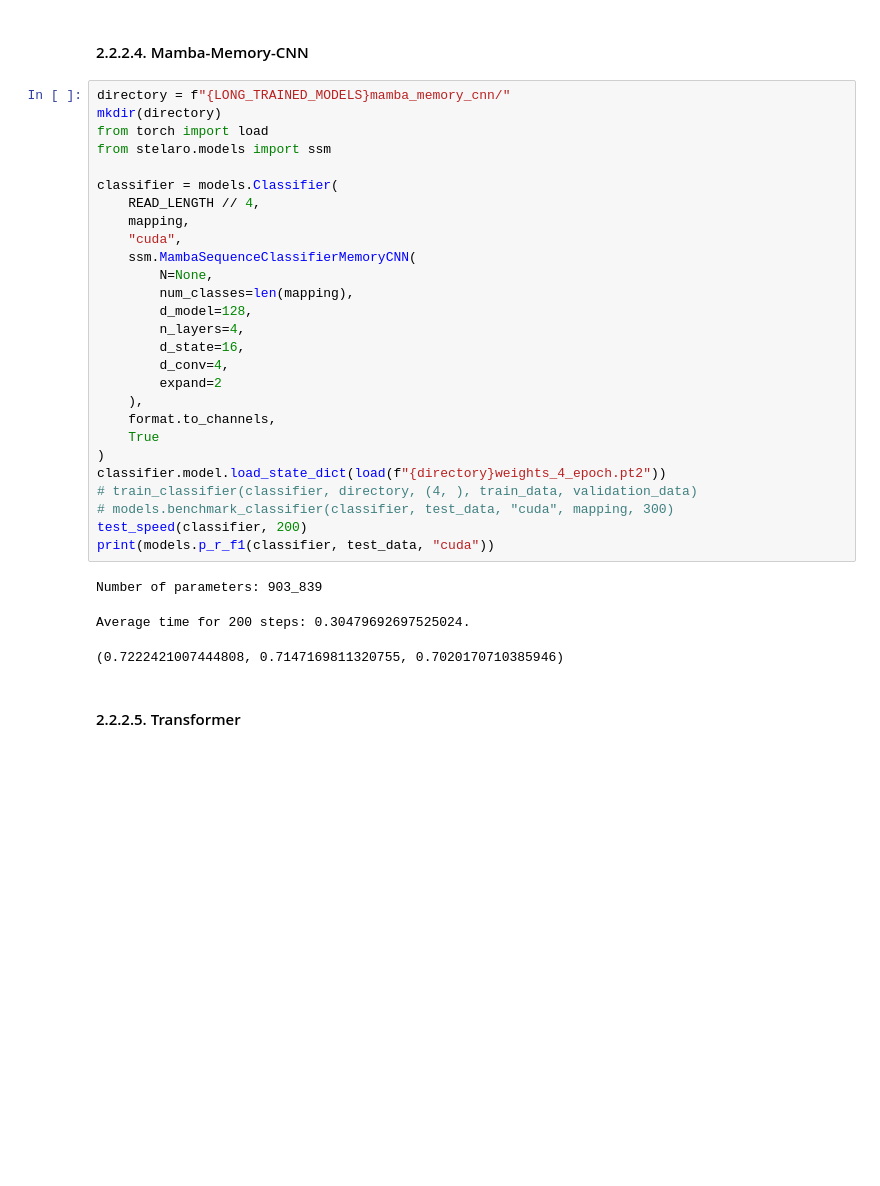
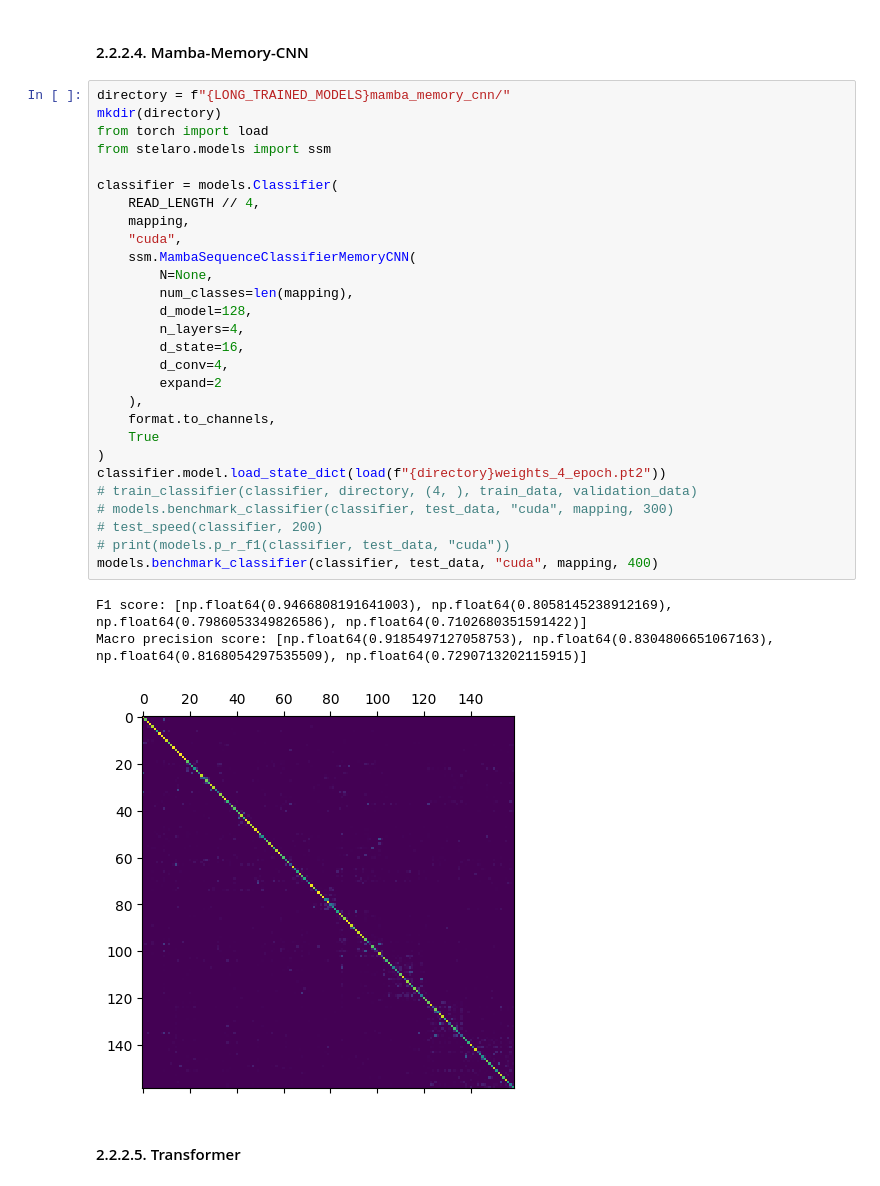
Before and after one commit to Vincent-Therrien/stelaro, a Jupyter notebook: demonstrations/classification.ipynb, the cells around one changed output. Saved outputs shown, nothing was run; the diff lists cells and outputs as text; blank space fills up the shorter version.

```diff
--- a/demonstrations/classification.ipynb
+++ b/demonstrations/classification.ipynb
@@ -2076,34 +2125,35 @@ Average time for 200 steps: 0.2919725930690765.
 # %%
 directory = f"{LONG_TRAINED_MODELS}mamba_memory_cnn/"
 mkdir(directory)
 from torch import load
 from stelaro.models import ssm
 
 classifier = models.Classifier(
     READ_LENGTH // 4,
     mapping,
     "cuda",
     ssm.MambaSequenceClassifierMemoryCNN(
         N=None,
         num_classes=len(mapping),
         d_model=128,
         n_layers=4,
         d_state=16,
         d_conv=4,
         expand=2
     ),
     format.to_channels,
     True
 )
 classifier.model.load_state_dict(load(f"{directory}weights_4_epoch.pt2"))
 # train_classifier(classifier, directory, (4, ), train_data, validation_data)
 # models.benchmark_classifier(classifier, test_data, "cuda", mapping, 300)
-test_speed(classifier, 200)
-print(models.p_r_f1(classifier, test_data, "cuda"))
+# test_speed(classifier, 200)
+# print(models.p_r_f1(classifier, test_data, "cuda"))
+models.benchmark_classifier(classifier, test_data, "cuda", mapping, 400)
 # %% [output]
-Number of parameters: 903_839
+F1 score: [np.float64(0.9466808191641003), np.float64(0.8058145238912169), np.float64(0.7986053349826586), np.float64(0.7102680351591422)]
+Macro precision score: [np.float64(0.9185497127058753), np.float64(0.8304806651067163), np.float64(0.8168054297535509), np.float64(0.7290713202115915)]
-Average time for 200 steps: 0.30479692697525024.
-(0.7222421007444808, 0.7147169811320755, 0.7020170710385946)
+[figure, added]
 # %% [markdown]
 #### 2.2.2.5. Transformer
 # %%
```
Also changed, not shown: parts of 13 cells of this notebook, 1 other file.
